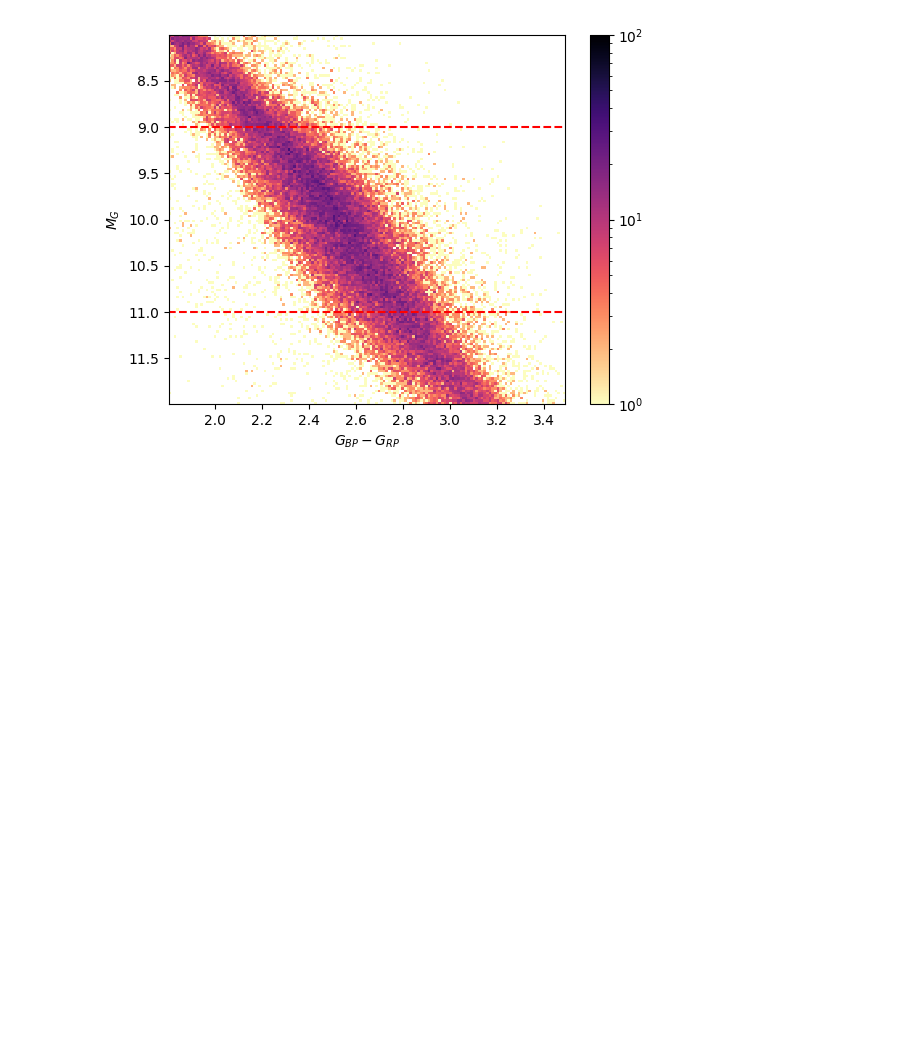
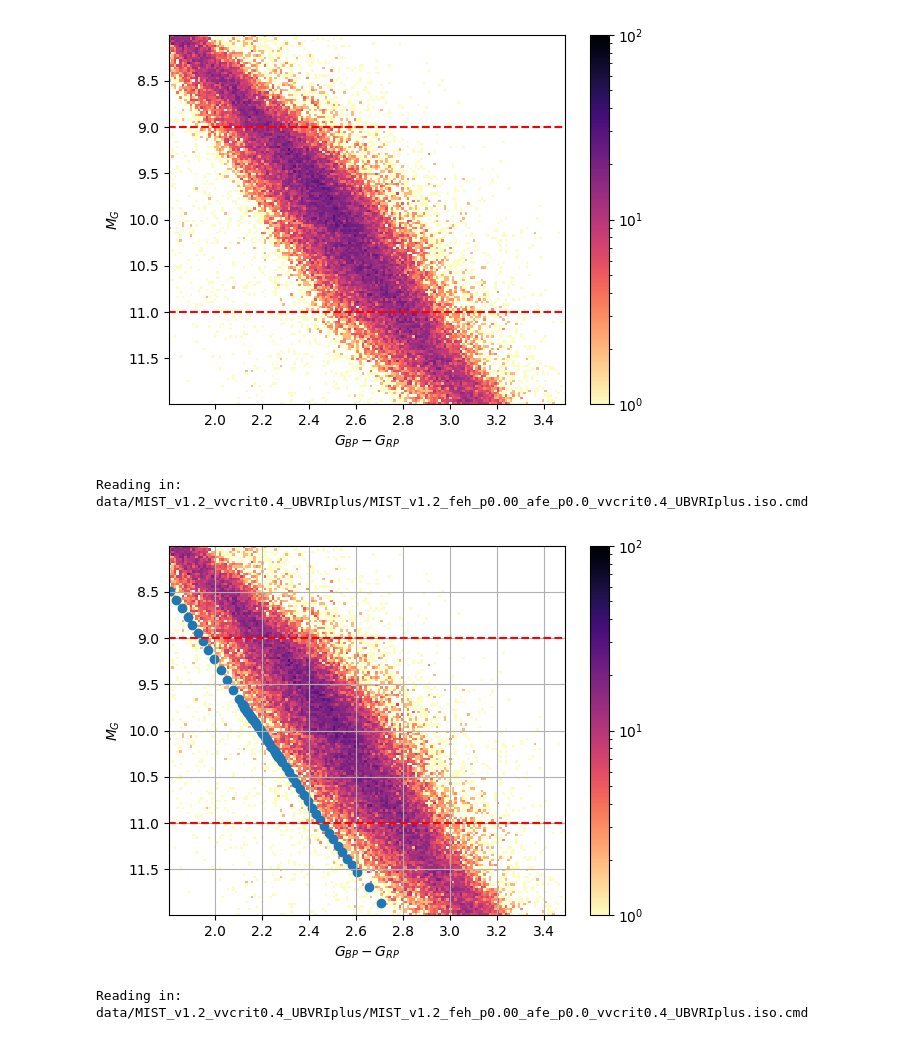
Before and after one commit to Beanz-lab/Astron1120_Final, a Jupyter notebook: proj.ipynb, the cells around one changed output. Saved outputs shown, nothing was run; the diff lists cells and outputs as text; code cells hidden in the pictures; blank space fills up the shorter version.

```diff
--- a/proj.ipynb
+++ b/proj.ipynb
@@ -53,3 +53,46 @@ fig.colorbar(h)
 plt.show()
 # %% [output]
 [figure]
+# %%
+import read_mist_models as read_mist_models
+m1 = read_mist_models.ISOCMD('data/MIST_v1.2_vvcrit0.4_UBVRIplus/MIST_v1.2_feh_p0.00_afe_p0.0_vvcrit0.4_UBVRIplus.iso.cmd')
+# %% [output]
+Reading in: data/MIST_v1.2_vvcrit0.4_UBVRIplus/MIST_v1.2_feh_p0.00_afe_p0.0_vvcrit0.4_UBVRIplus.iso.cmd
+# %%
+fig, ax = plt.subplots()
+
+# cmap = colormaps['magma'].reversed()
+
+_, _, _, h = ax.hist2d(data['bp_rp'], data['Abs_mag'], bins=150, cmap=cmap, norm=LogNorm(vmin=1e0, vmax=1e2))#, vmin=0, vmax=10)
+ax.plot([color_cuts[0], color_cuts[1]], [9,9], 'r--')
+ax.plot([color_cuts[0], color_cuts[1]], [11,11], 'r--')
+ax.invert_yaxis()
+
+ax.set(
+    xlabel=r'$G_{BP} - G_{RP}$',
+    ylabel=r'$M_G$'
+)
+
+fig.colorbar(h)
+
+
+age_idx = m1.age_index(10)
+cat = m1.isocmds[age_idx]
+
+mag = cat['Gaia_G_DR2Rev']
+color = cat['Gaia_BP_DR2Rev'] - cat['Gaia_RP_DR2Rev']
+
+mask = (color>1.8) & (color<3.5) & (mag>8) & (mag<12)
+mag = mag[mask]
+color= color[mask]
+
+ax.scatter(color, mag)
+ax.invert_yaxis()
+ax.invert_yaxis()
+ax.grid()
+# %% [output]
+[figure, added]
+# %%
+iso = read_mist_models.ISOCMD('data/MIST_v1.2_vvcrit0.4_UBVRIplus/MIST_v1.2_feh_p0.00_afe_p0.0_vvcrit0.4_UBVRIplus.iso.cmd')
+# %% [output]
+Reading in: data/MIST_v1.2_vvcrit0.4_UBVRIplus/MIST_v1.2_feh_p0.00_afe_p0.0_vvcrit0.4_UBVRIplus.iso.cmd
```
Also changed, not shown: parts of 2 cells of this notebook, 5 other files.
